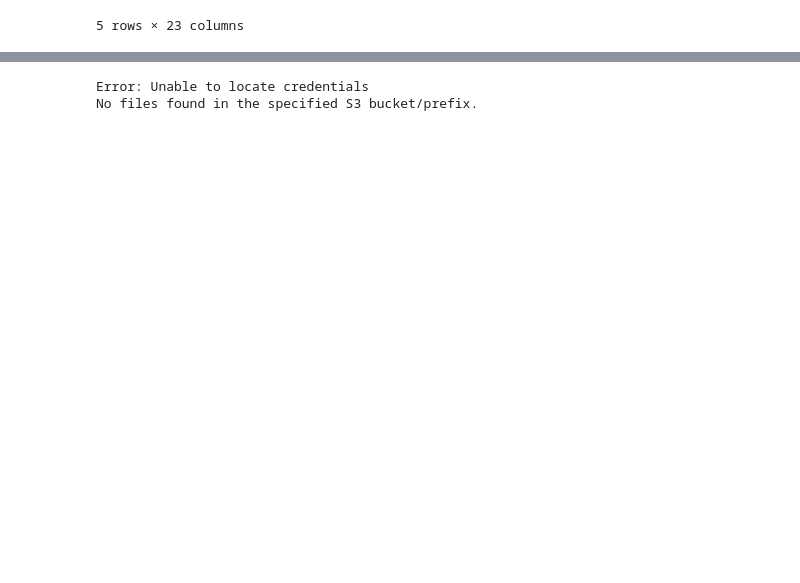
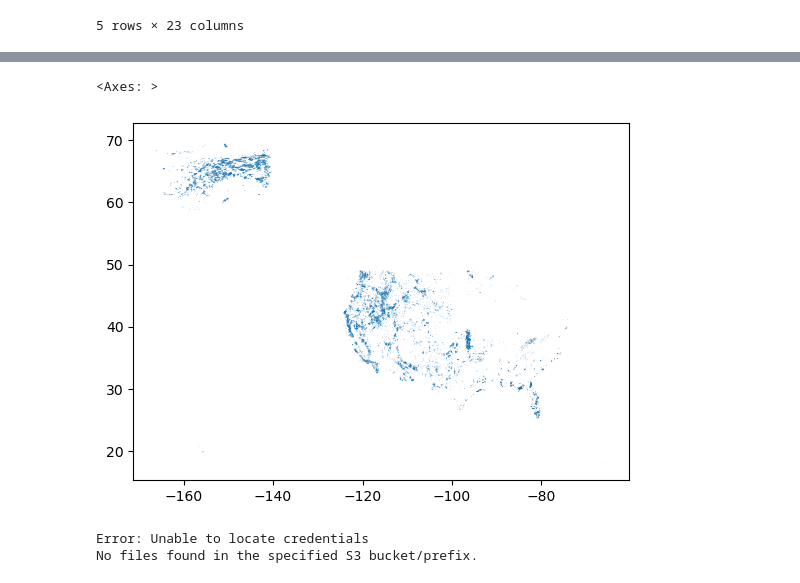
Before and after one commit to bikal3/geog313-final-project, a Jupyter notebook: parquet_test.ipynb, the cells around one changed output, grey strips where cells are left out. Cells and saved outputs as stored; diff of their text form; code cells hidden in the pictures; blank space fills up the shorter version.

Commit message:
used dask to download data from source coop

```diff
--- a/parquet_test.ipynb
+++ b/parquet_test.ipynb
@@ -115,0 +117,13 @@ def download_s3_file(bucket_name, key, local_dir, client):
+# %%
+AWS_ACCESS_KEY_ID = "<YSCU5S7Q8QSMBVQAR38A9YKBW>"
+AWS_SECRET_ACCESS_KEY = "<eJzgP5tNQ20aa9ImNiZgQ1ULp3JYK3LA0vwV0RDu1vMFTHUwgFaGH3NbgTtDPfLI>"
+# %%
+import boto3
+s3_client = boto3.client('s3',
+                         aws_access_key_id = AWS_ACCESS_KEY_ID,
+                         aws_secret_access_key = AWS_SECRET_ACCESS_KEY,
+                         endpoint_url='https://data.source.coop'
+                        )
+file_name= "usgs-mtbs"
+# %%
+usgs_ddf = get_usgs_data(file_name, s3_client)
@@ -115,0 +321,2 @@ def download_s3_file(bucket_name, key, local_dir, client):
+# %%
+ddf=usgs_ddf.compute()
@@ -116,3 +339,8 @@ def download_s3_file(bucket_name, key, local_dir, client):
+# %%
+ddf.plot()
+# %% [output]
+<Axes: >
+[figure, added]
 # %%
 
 def get_wildfire_boundaries(bucket_name, prefix, s3_client, local_dir="./data"):
```
Also changed, not shown: parts of 22 cells of this notebook, 2 other files.
